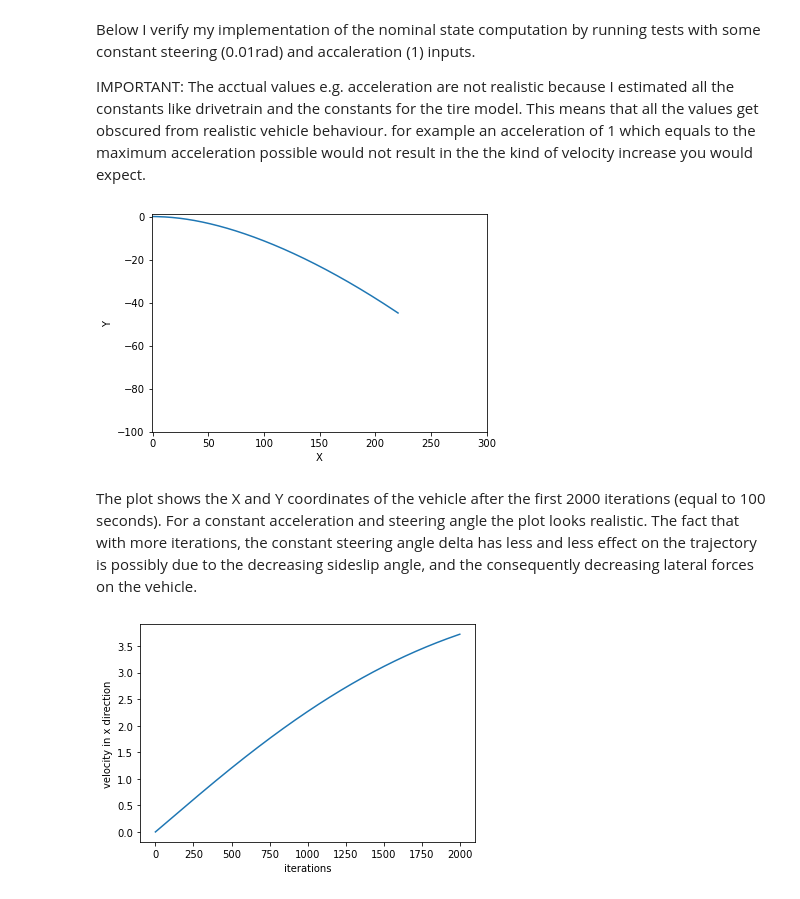
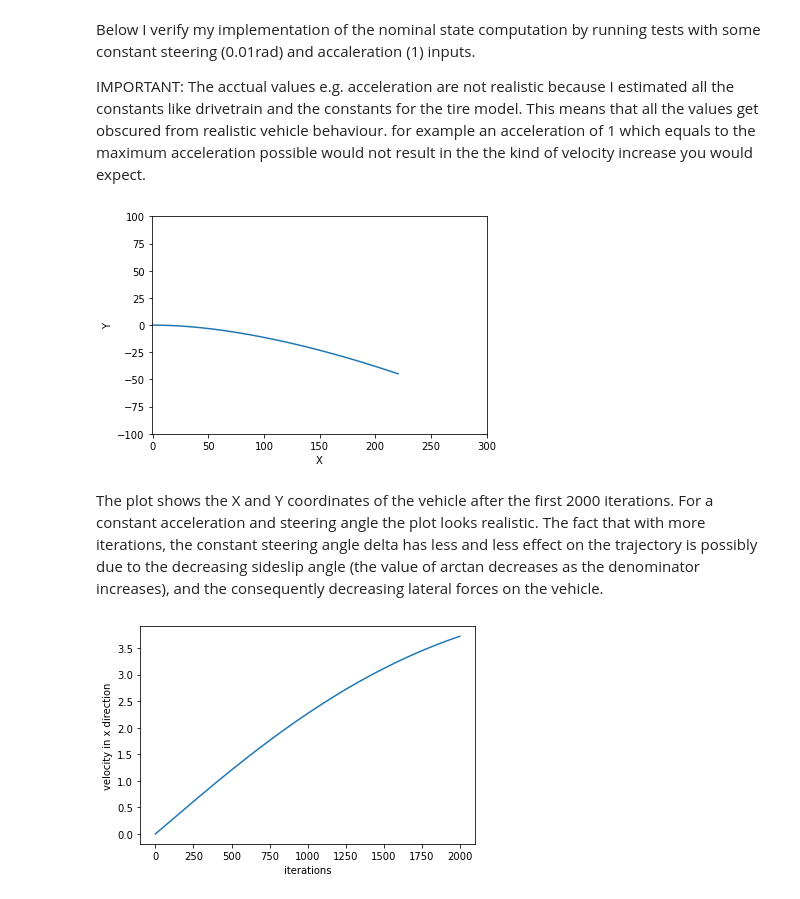
Before and after one commit to mr-d-self-driving/learning_based_model_predictive_control, a Jupyter notebook: GP-MPC Implementation.ipynb, the cells around one changed output. Saved outputs shown, nothing was run; the diff lists cells and outputs as text; code cells hidden in the pictures.

```diff
--- a/GP-MPC Implementation.ipynb
+++ b/GP-MPC Implementation.ipynb
@@ -25,9 +31,5 @@ First, I define the constants and initial values for the state vector and the dr
 # %%
-# Gausian Process regression
-w_value = 0.1 # zero-mean Gausian process noise value (with diagonal variance (diag([sigma_1^2, sigma_2^2, ..., sigma_nf^2])))
-
 # Nominal Vehicle Model
-
 m = 1000 # vehicle mass [kg]
 I_z = 2000 # yaw moment of interia [kg m²]
 l_R = 1.5 # distance from the center of gravity of the car to the rear axle [m]
@@ -47,7 +49,6 @@ C_r2 = 1 # Drag coefficient
 
 
 ### Initializing the first statevector for the model with the initial values----------------------------------------------
-
 X_0 = 0 # Initial X position (global)
 Y_0 = 0 # Initial Y position (global)
 phi_0 = 0 # Initial heading angle (global)
@@ -60,9 +61,17 @@ T_0 = 1 # Initial desired accaleration
 x = np.array([[X_0, Y_0, phi_0, v_x_0, v_y_0, r_0, delta_0, T_0]]) # Initial state vector x
 
 
-### Here I am initializing the first inputvector for the model with initial values----------------------------------------
-
+### Initializing the first inputvector for the model with initial values----------------------------------------
 d_delta_0 = 0 # Initial change in steering angle
 d_T_0 = 0 # Initial change in desired acceleration
 
 u = np.array([[d_delta_0, d_T_0]]) # Initial driver inputs to the system
+
+
+### Initializing the empty dictionary for the Gausian Process Regression
+D = {}
+
+
+### Initializing the Subspace definition matrix B_d
+B_d = np.zeros((8,3))
+B_d[3:6,:] = np.eye(3)
@@ -148,7 +166,6 @@ Below I verify my implementation of the nominal state computation by running tes
 IMPORTANT: The acctual values e.g. acceleration are not realistic because I estimated all the constants like drivetrain and the constants for the tire model. This means that all the values get obscured from realistic vehicle behaviour. for example an acceleration of 1 which equals to the maximum acceleration possible would not result in the the kind of velocity increase you would expect.
 # %%
 ### Initializing the first statevector for the model with the initial values----------------------------------------------
-
 X_0 = 0 # Initial X position (global)
 Y_0 = 0 # Initial Y position (global)
 phi_0 = 0 # Initial heading angle (global)
@@ -160,31 +177,43 @@ T_0 = 1 # Initial desired accaleration
 
 x = np.array([[X_0, Y_0, phi_0, v_x_0, v_y_0, r_0, delta_0, T_0]]) # Initial state vector x
 
+
 ### Here I am initializing the first inputvector for the model with initial values----------------------------------------
-
 d_delta_0 = 0 # Initial change in steering angle
 d_T_0 = 0 # Initial change in desired acceleration
 
 u = np.array([[d_delta_0, d_T_0]]) # Initial driver inputs to the system
+u_new = np.array([d_delta_0, d_T_0]) # Ensuring there is no driver input, just for testing means
 
 for k in range(2000):
-    z = np.array([nominal_vehicle_state(x[k])])
-    x = np.append(x, z, axis=0) # appending the new statevector
+
+    x_new = nominal_vehicle_state(x[k], u[k]) # computing x[k+1]
+
+    z_new = get_regression_features(x[k], u[k]) # computing corresponding regression features
+
+    #y_new = get_training_data(x_new, x[k], u[k]) # computing corresponding trainig data
+    y_new = (random.randint(0,50),random.randint(30,80),random.randint(120,170)) # Filled D to test GPR
+
+    ### Needs MPC for computation of u_new
+
+    x = np.append(x, np.array([x_new]), axis=0) # appending the new statevector
+    u = np.append(u, np.array([u_new]), axis=0) # appending the new driverinput
+    D[tuple(y_new)] = tuple(z_new) # adding datapoint to trainingdictionary D # Filled D to test GPR
 # %%
 xplot = x.T[0]
 yplot = x.T[1]
 plt.xlim(-1,300)
-plt.ylim(-100,1)
+plt.ylim(-100,100)
 plt.xlabel("X")
 plt.ylabel("Y")
 plt.plot(xplot,yplot)
 plt.show()
 # %% [output]
-[figure, old version]
+[figure, new version]
 # %% [markdown]
-The plot shows the X and Y coordinates of the vehicle after the first 2000 iterations (equal to 100 seconds).
+The plot shows the X and Y coordinates of the vehicle after the first 2000 iterations.
 For a constant acceleration and steering angle the plot looks realistic.
-The fact that with more iterations, the constant steering angle delta has less and less effect on the trajectory is possibly due to the decreasing sideslip angle, and the consequently decreasing lateral forces on the vehicle.
+The fact that with more iterations, the constant steering angle delta has less and less effect on the trajectory is possibly due to the decreasing sideslip angle (the value of arctan decreases as the denominator increases), and the consequently decreasing lateral forces on the vehicle.
 # %%
 xplot = range(2001)
 yplot = x.T[3]
```
Also changed, not shown: parts of 23 cells of this notebook.
